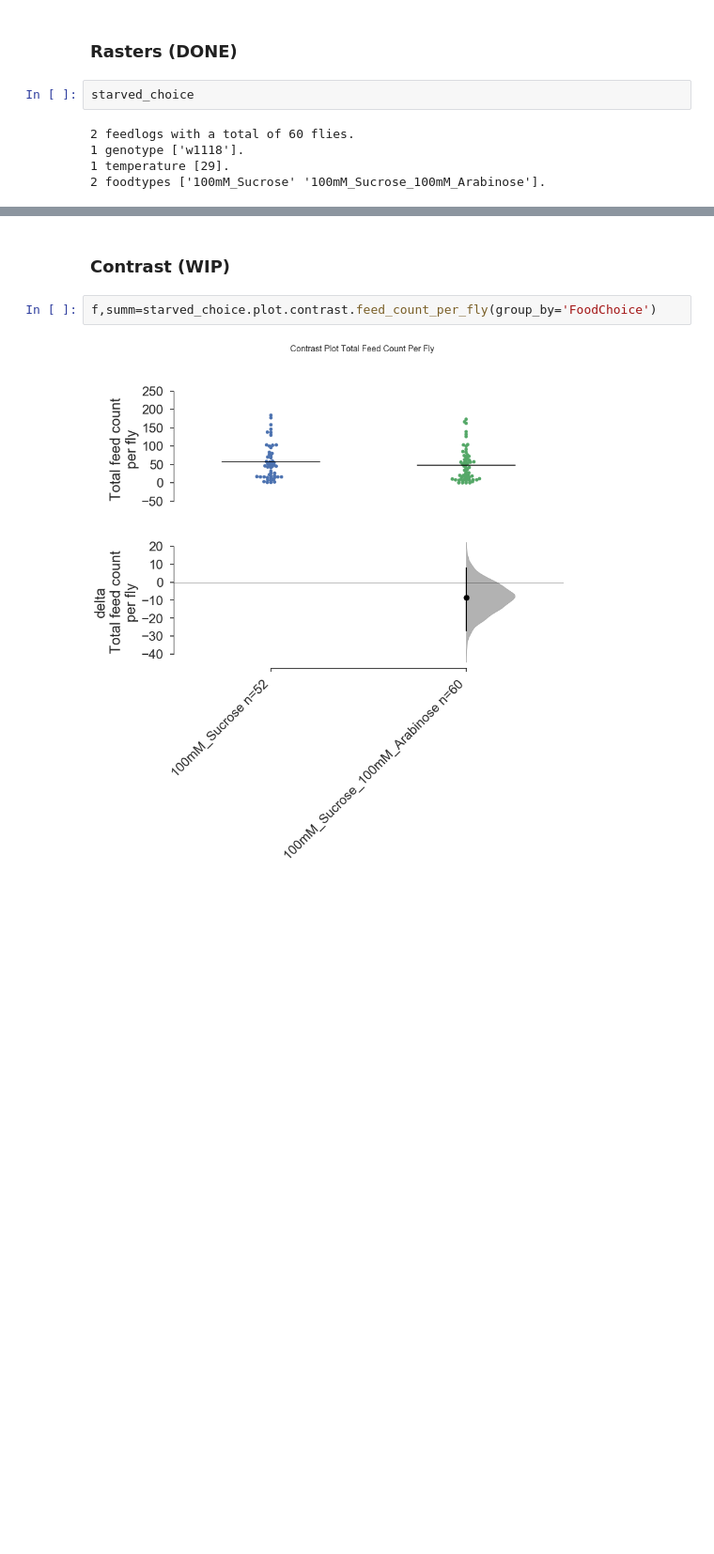
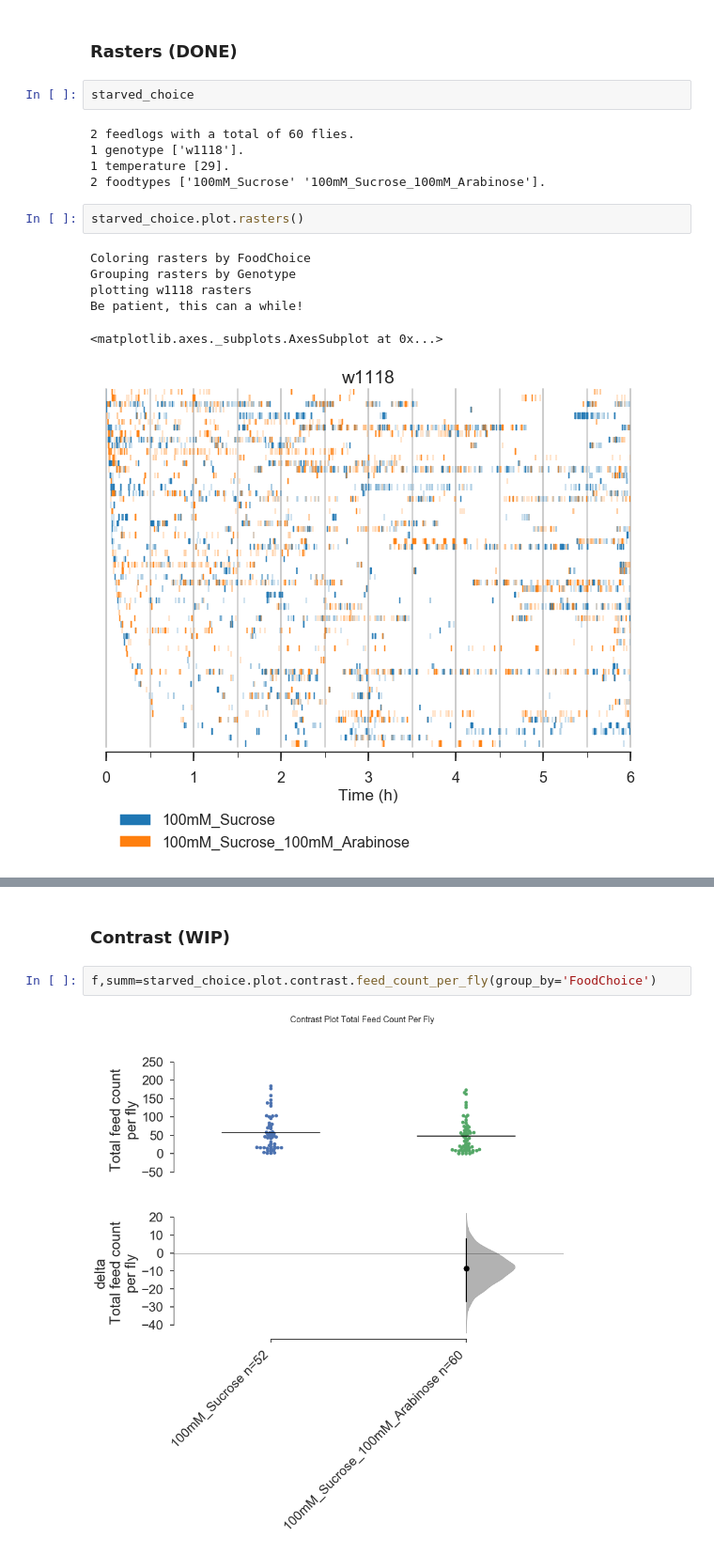
Before and after one commit to ACCLAB/espresso, a Jupyter notebook: jupyter-nb/espresso plotting module dev.ipynb, the cells around one changed output, grey strips where cells are left out. Shown at 94% size. Saved outputs shown, nothing was run; the diff lists cells and outputs as text; blank space fills up the shorter version.

```diff
--- a/jupyter-nb/espresso plotting module dev.ipynb
+++ b/jupyter-nb/espresso plotting module dev.ipynb
@@ -65,5 +65,14 @@ starved_choice
 1 genotype ['w1118'].
 1 temperature [29].
 2 foodtypes ['100mM_Sucrose' '100mM_Sucrose_100mM_Arabinose'].
+# %%
+starved_choice.plot.rasters()
+# %% [output]
+Coloring rasters by FoodChoice
+Grouping rasters by Genotype
+plotting w1118 rasters
+Be patient, this can a while!
+<matplotlib.axes._subplots.AxesSubplot at 0x...>
+[figure, added]
 # %%
 f,ax=plt.subplots(2,figsize=(10,13))
```
Also changed, not shown: parts of 12 cells of this notebook.
